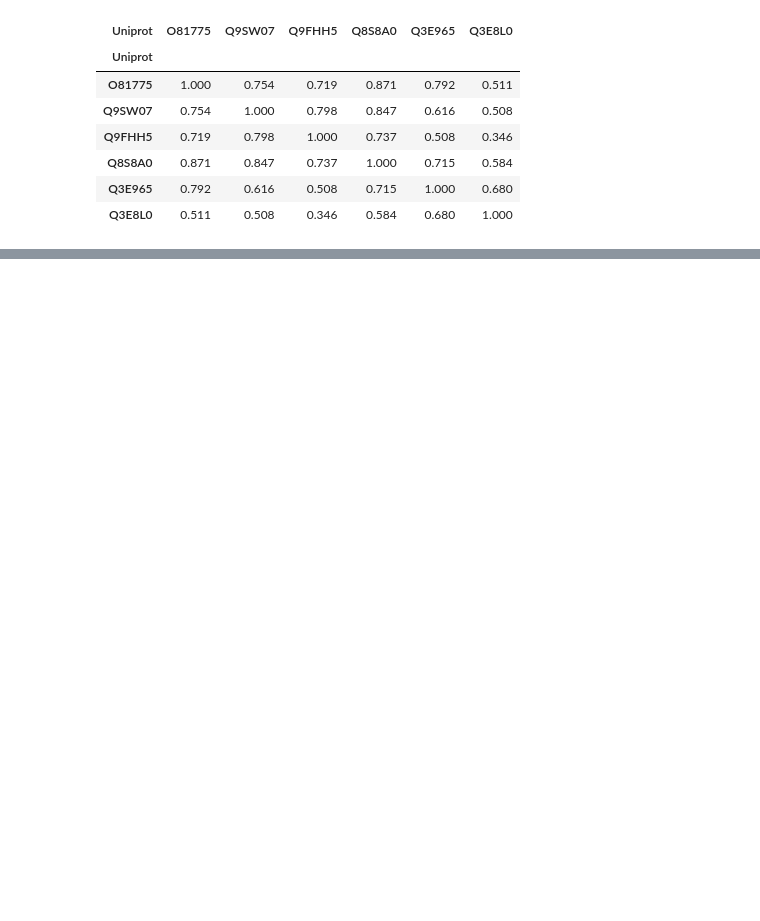
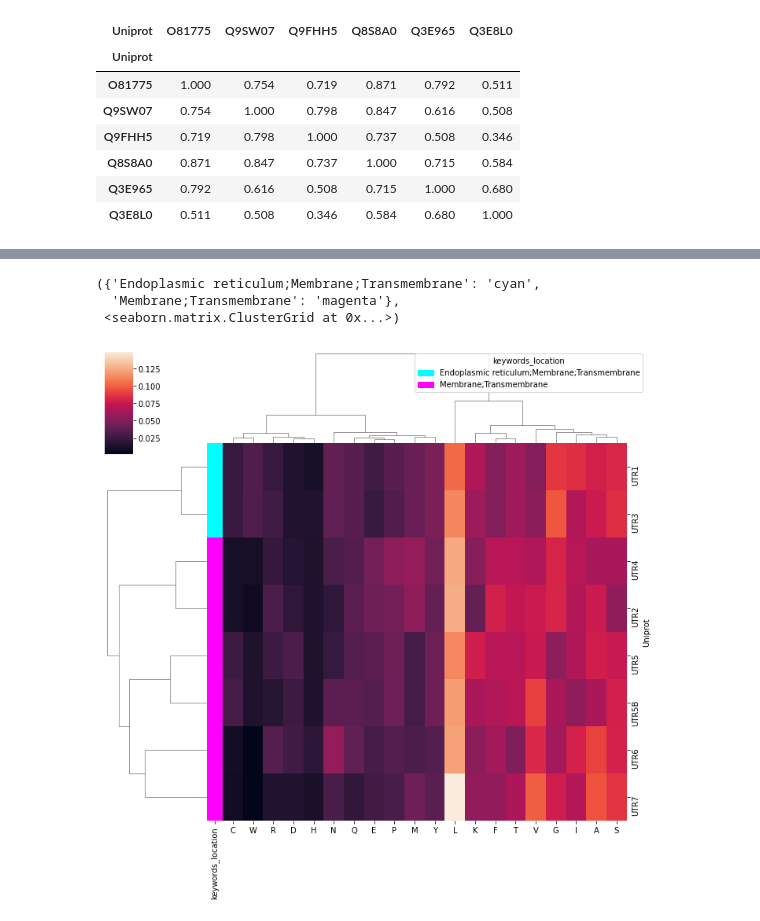
Before and after one commit to adenger/subpred3, a Jupyter notebook: notebooks/athaliana_01_outliers.ipynb, the cells around one changed output, grey strips where cells are left out. Cells and saved outputs as stored; diff of their text form; code cells hidden in the pictures; blank space fills up the shorter version.

```diff
--- a/notebooks/athaliana_01_outliers.ipynb
+++ b/notebooks/athaliana_01_outliers.ipynb
@@ -223,0 +250,14 @@ df_aac.loc[clusters[2]].T.corr().round(3)
+# %%
+df_utr = df[df.gene_names.str.contains("UTR")]
+
+labeled_clustermap(
+    df_aac.loc[df_utr.index],
+    df_utr.keywords_location,
+    ylabels=df_utr.gene_names.str.split().apply(lambda x: x[0]),
+    xlabels="auto",
+)
+# %% [output]
+({'Endoplasmic reticulum;Membrane;Transmembrane': 'cyan',
+  'Membrane;Transmembrane': 'magenta'},
+ <seaborn.matrix.ClusterGrid at 0x...>)
+[figure, added]
```
Also changed, not shown: parts of 11 cells of this notebook.
